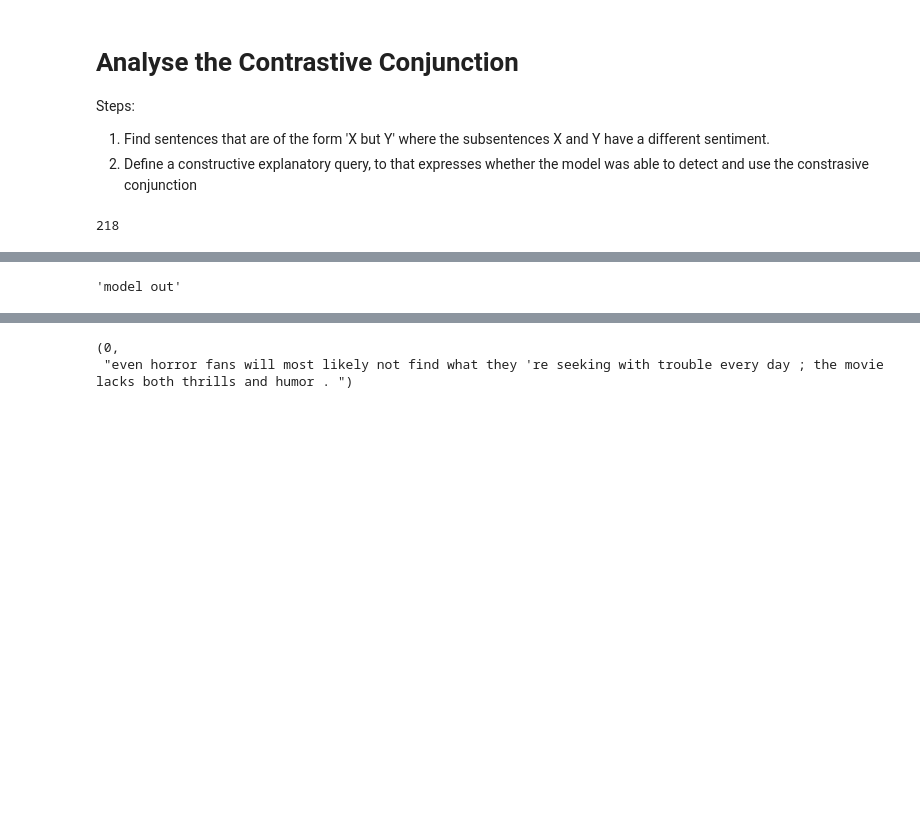
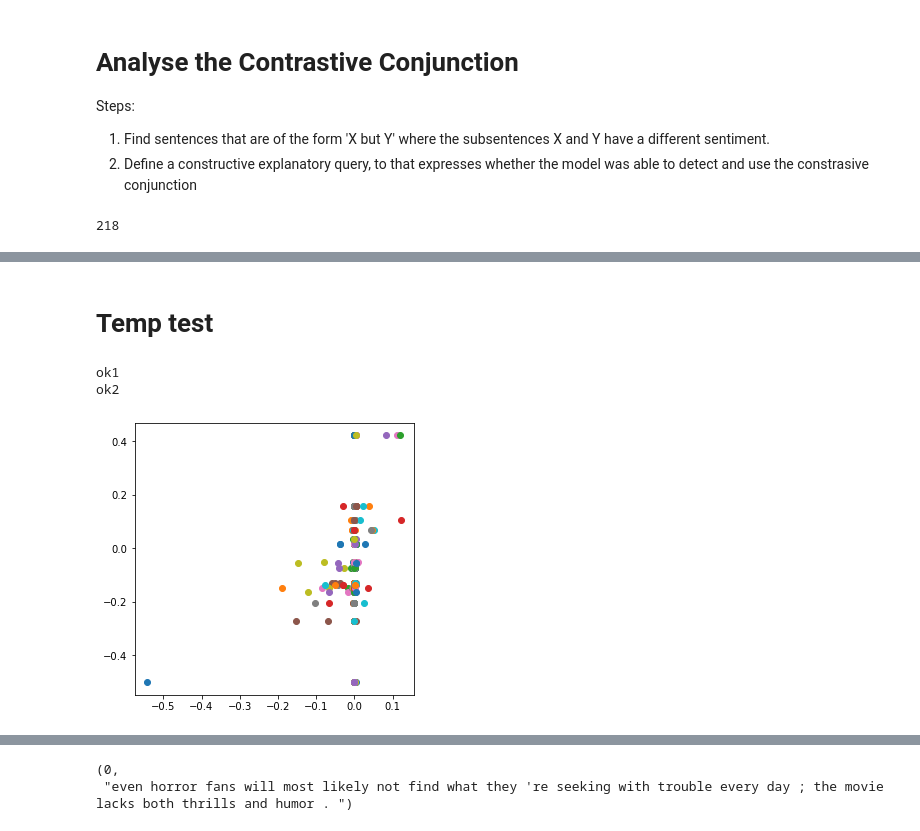
Before and after one commit to tschnake/Symbxai_retina, a Jupyter notebook: symb_XAI_Transformers_SST.ipynb, the cells around one changed output, grey strips where cells are left out. Drawn from its saved outputs; the diff is of its cells as text; code cells hidden in the pictures; blank space fills up the shorter version.

```diff
--- a/symb_XAI_Transformers_SST.ipynb
+++ b/symb_XAI_Transformers_SST.ipynb
@@ -93,4 +85,4 @@ if mode == 'huggingface':
     dataset = load_dataset("sst2", "default")
 if mode == 'treebank':
     dataset = SSTDataset(mode='train')
-    words = list(dataset.vocab.keys())
+    vocab_words = list(dataset.vocab.keys())
@@ -324,7 +318,34 @@ RuntimeError: Not possible to parse ['[CLS]', 'the', 'film', 'wasn', "'", 't', '
+# %% [markdown]
+# Temp test
 # %%
-key
+from explanation import HOExplainer
+
+explainer = HOExplainer(model)
+explainer.setup_sample(sentence,target)
+rels1 = explainer.explain()
+print('ok1')
+
+sample = tokenizer(sentence, return_tensors="pt")
+words = tokenizer.convert_ids_to_tokens(sample['input_ids'].squeeze())
+explainer = TransformerSymbXAI(sample, target, model, embeddings)
+rels2 = {walk:rel for walk,rel in explainer.walk_relevance()}
+
+print('ok2')
 # %% [output]
-'model out'
+ok1
+ok2
+# %%
+import matplotlib.pyplot as plt
+
+plt.figure(figsize=(5,5))
+
+for walk,rel in rels2.items():
+    if walk[-1] == 0:
+        plt.scatter(rel, rels1[walk[:-1]])
+
+plt.show()
+# %% [output]
+[figure, added]
 # %%
 for key, contrs in all_contr.items():
     plt.figure(figsize=(3,3))
```
Also changed, not shown: parts of 12 cells of this notebook, 2 other files.
